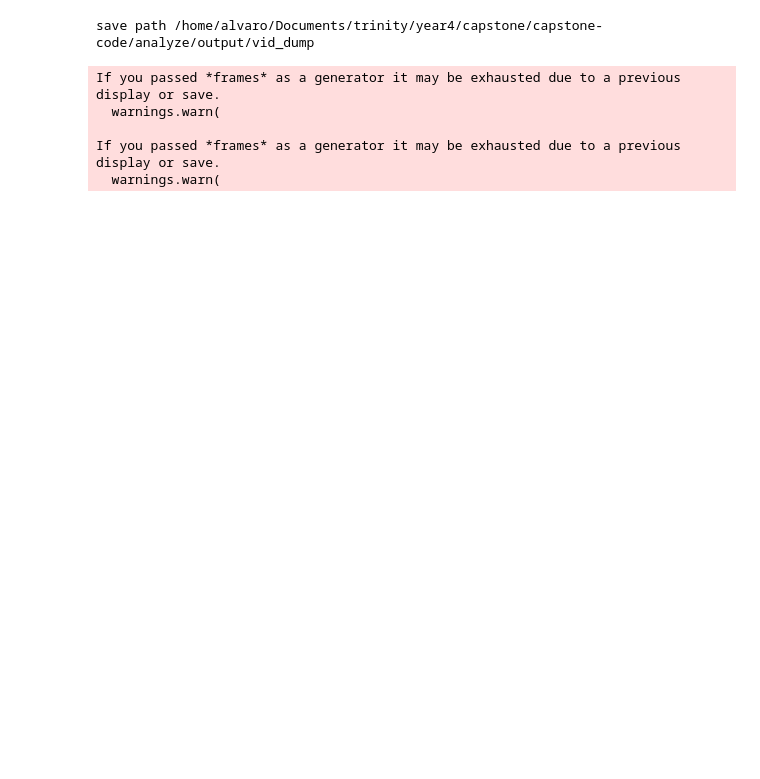
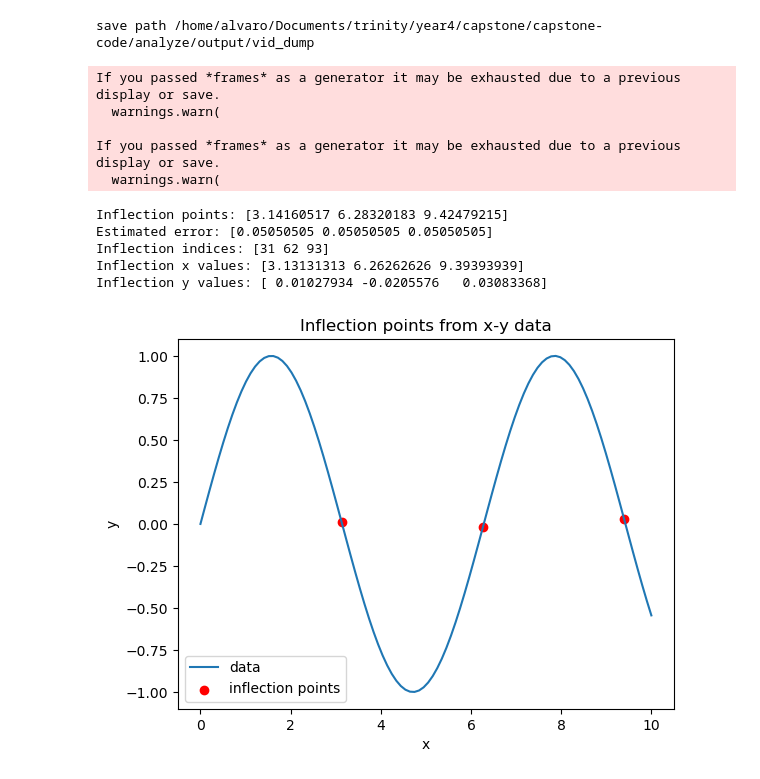
Before and after one commit to alvarorc19/capstone-code, a Jupyter notebook: analyze/playground.ipynb, the cells around one changed output. Drawn from its saved outputs; the diff is of its cells as text; code cells hidden in the pictures; blank space fills up the shorter version.

Commit message:
refactor of plotting scripts and added inflection point script

```diff
--- a/analyze/playground.ipynb
+++ b/analyze/playground.ipynb
@@ -252,0 +276,61 @@ for i in range(15):
+# %%
+import numpy as np
+import matplotlib.pyplot as plt
+
+def find_inflection_points_xy(x, y):
+    x = np.asarray(x, dtype=float)
+    y = np.asarray(y, dtype=float)
+
+    if len(x) != len(y):
+        raise ValueError("x and y must have the same length")
+
+    if len(x) < 3:
+        raise ValueError("Need at least 3 points")
+
+    if np.any(np.diff(x) == 0):
+        raise ValueError("x values must be unique (no duplicates)")
+
+    # First derivative
+    dy = np.gradient(y, x)
+
+    # Second derivative
+    d2y = np.gradient(dy, x)
+
+    # Sign change in second derivative
+    indices = np.where(np.diff(np.sign(d2y)) != 0)[0]
+
+    return x[indices], y[indices], indices, d2y
+
+
+# Example data
+x = np.linspace(0, 10, 100)
+y = np.sin(x)
+dy = np.gradient(y, x)
+d2y = np.gradient(dy, x)
+
+x_inf, err = refine_inflection_points(x, d2y)
+
+print("Inflection points:", x_inf)
+print("Estimated error:", err)
+
+x_inf, y_inf, idx_inf, d2y = find_inflection_points_xy(x, y)
+
+
+print("Inflection indices:", idx_inf)
+print("Inflection x values:", x_inf)
+print("Inflection y values:", y_inf)
+
+plt.plot(x, y, label="data")
+plt.scatter(x_inf, y_inf, color="red", label="inflection points")
+plt.legend()
+plt.xlabel("x")
+plt.ylabel("y")
+plt.title("Inflection points from x-y data")
+plt.show()
+# %% [output]
+Inflection points: [3.14160517 6.28320183 9.42479215]
+Estimated error: [0.05050505 0.05050505 0.05050505]
+Inflection indices: [31 62 93]
+Inflection x values: [3.13131313 6.26262626 9.39393939]
+Inflection y values: [ 0.01027934 -0.0205576   0.03083368]
+[figure, added]
```
Also changed, not shown: parts of 2 cells of this notebook, 4 other files.
